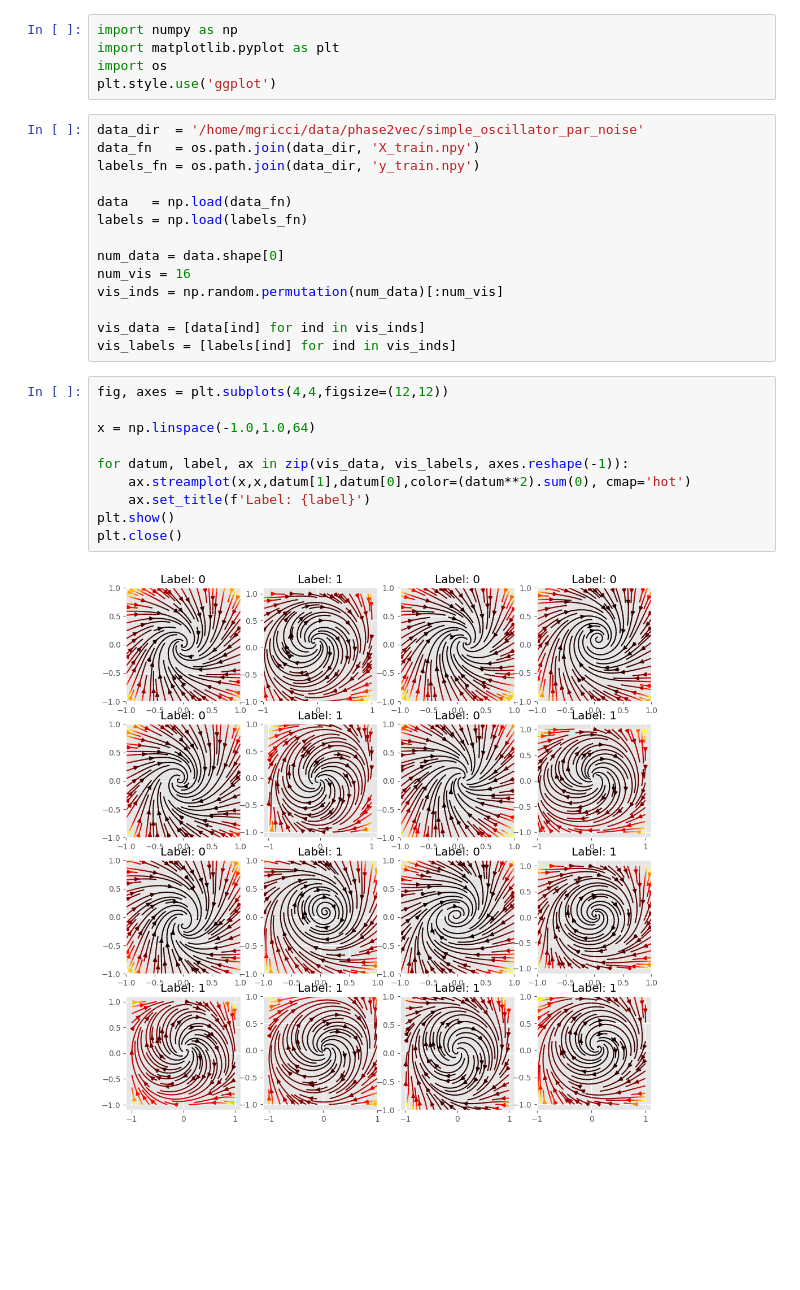
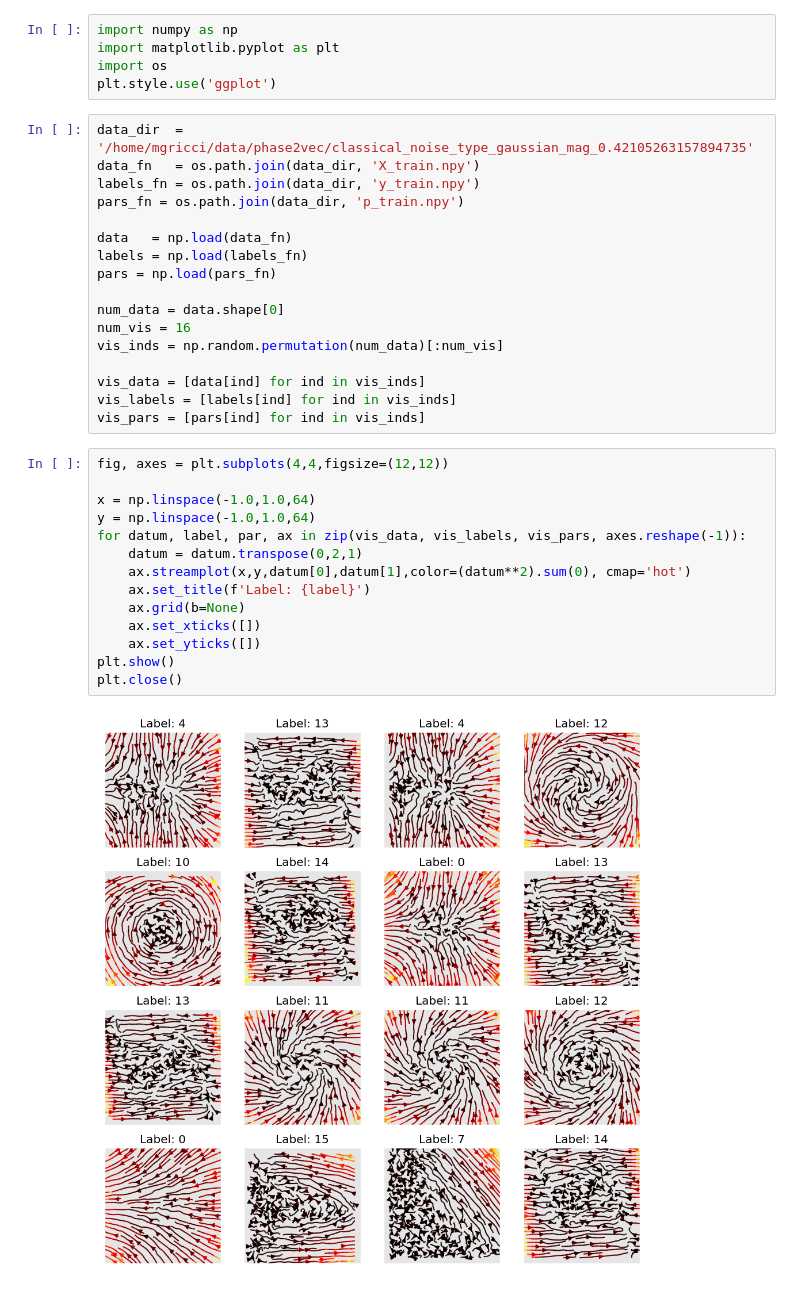
Before and after one commit to nitzanlab/phase2vec, a Jupyter notebook: notebooks/check_data.ipynb, the cells around one changed output. Drawn from its saved outputs; the diff is of its cells as text; blank space fills up the shorter version.

```diff
--- a/notebooks/check_data.ipynb
+++ b/notebooks/check_data.ipynb
@@ -4,12 +4,14 @@ import matplotlib.pyplot as plt
 import os
 plt.style.use('ggplot')
 # %%
-data_dir  = '/home/mgricci/data/phase2vec/simple_oscillator_par_noise'
+data_dir  = '/home/mgricci/data/phase2vec/classical_noise_type_gaussian_mag_0.42105263157894735'
 data_fn   = os.path.join(data_dir, 'X_train.npy')
 labels_fn = os.path.join(data_dir, 'y_train.npy')
+pars_fn = os.path.join(data_dir, 'p_train.npy')
 
 data   = np.load(data_fn)
 labels = np.load(labels_fn)
+pars = np.load(pars_fn)
 
 num_data = data.shape[0]
 num_vis = 16
@@ -17,18 +19,23 @@ vis_inds = np.random.permutation(num_data)[:num_vis]
 
 vis_data = [data[ind] for ind in vis_inds]
 vis_labels = [labels[ind] for ind in vis_inds]
+vis_pars = [pars[ind] for ind in vis_inds]
 # %%
 fig, axes = plt.subplots(4,4,figsize=(12,12))
 
 x = np.linspace(-1.0,1.0,64)
-
-for datum, label, ax in zip(vis_data, vis_labels, axes.reshape(-1)):
-    ax.streamplot(x,x,datum[1],datum[0],color=(datum**2).sum(0), cmap='hot')
+y = np.linspace(-1.0,1.0,64)
+for datum, label, par, ax in zip(vis_data, vis_labels, vis_pars, axes.reshape(-1)):
+    datum = datum.transpose(0,2,1)
+    ax.streamplot(x,y,datum[0],datum[1],color=(datum**2).sum(0), cmap='hot')
     ax.set_title(f'Label: {label}')
+    ax.grid(b=None)
+    ax.set_xticks([])
+    ax.set_yticks([])
 plt.show()
 plt.close()
 # %% [output]
-[figure, old version]
+[figure, new version]
 # %%
 import torch
 from src.data._utils import divergence, laplacian, jacobian, curl
```
Also changed, not shown: parts of 2 cells of this notebook, 15 other files.
